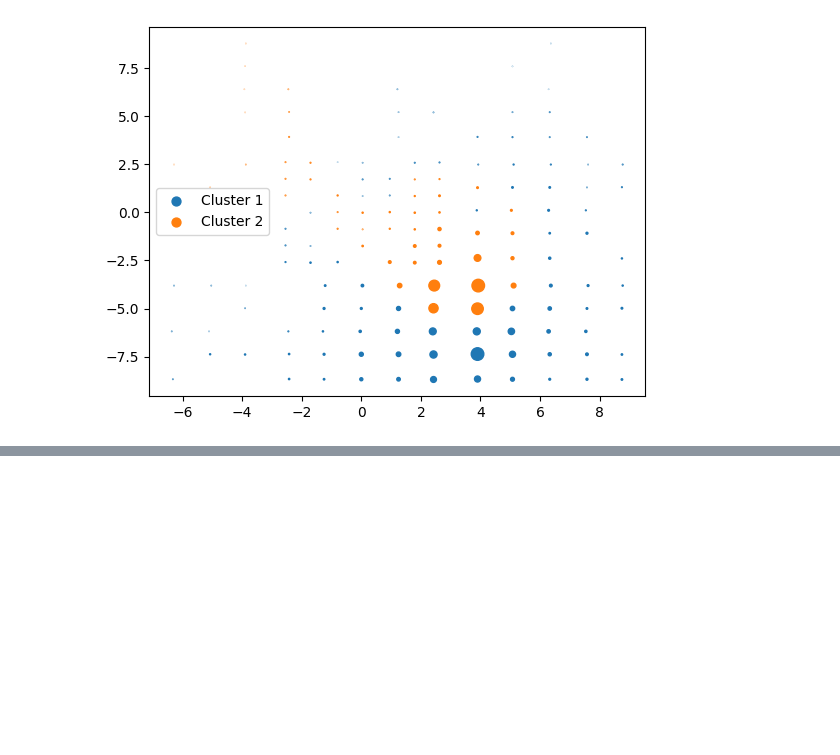
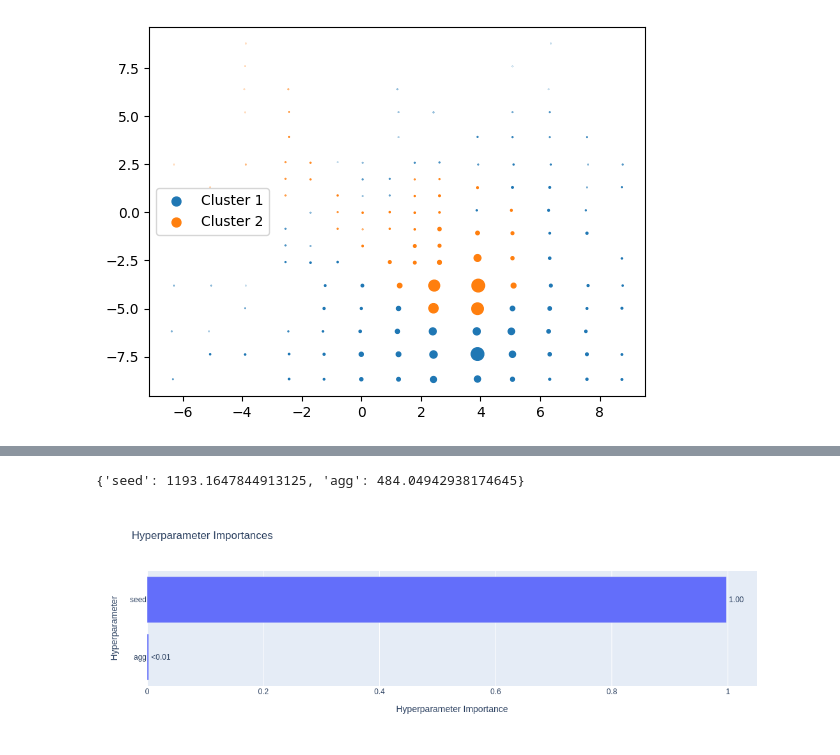
Before and after one commit to Bjartensen/python_focalh_clustering, a Jupyter notebook: ma.ipynb, the cells around one changed output, grey strips where cells are left out. Saved outputs shown, nothing was run; the diff lists cells and outputs as text; code cells hidden in the pictures; blank space fills up the shorter version.

```diff
--- a/ma.ipynb
+++ b/ma.ipynb
@@ -290,0 +529,5 @@ plt.legend()
+# %%
+fig = optuna.visualization.plot_param_importances(study)
+print(study.best_trial.params)
+show(fig)
+# %% [output]
@@ -290,0 +552,2 @@ plt.legend()
+{'seed': 1193.1647844913125, 'agg': 484.04942938174645}
+[figure, added]
```
Also changed, not shown: parts of 21 cells of this notebook, 3 other files.
